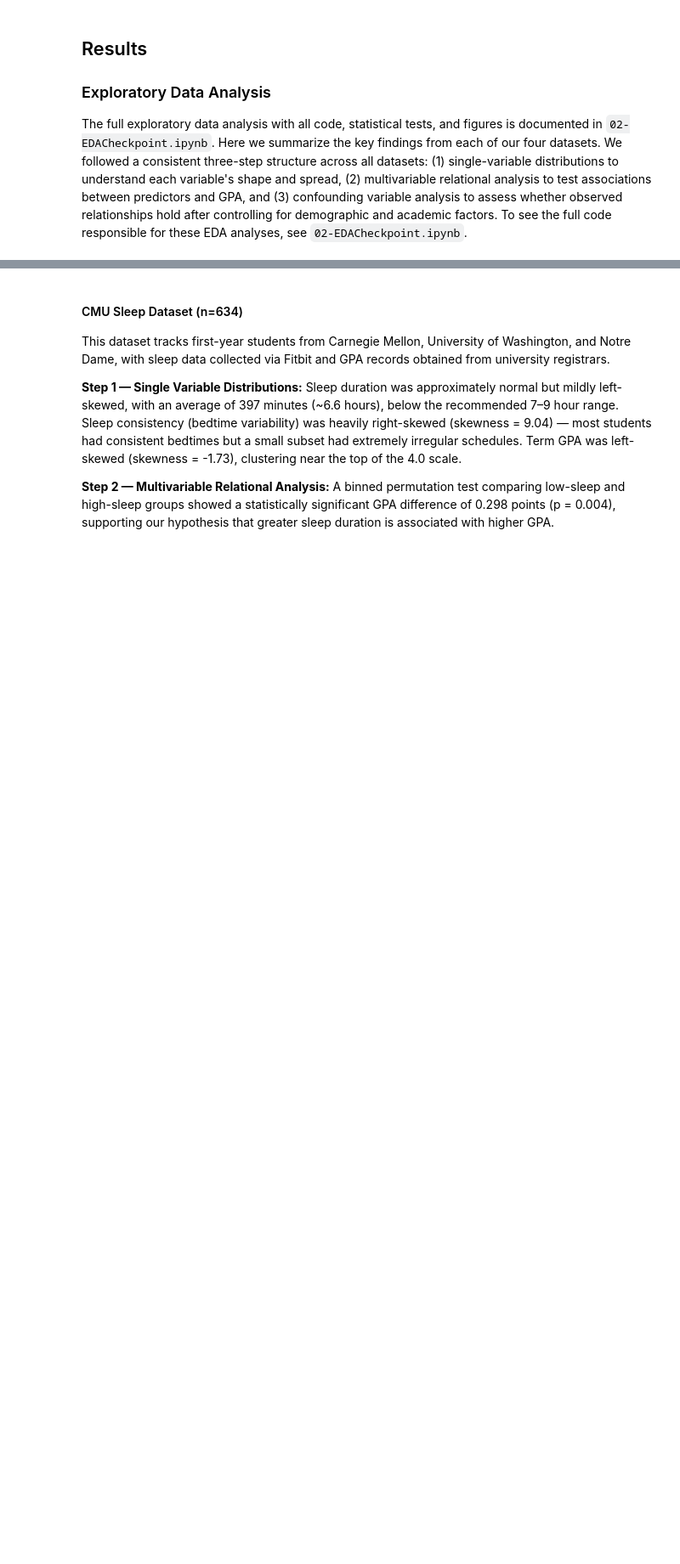
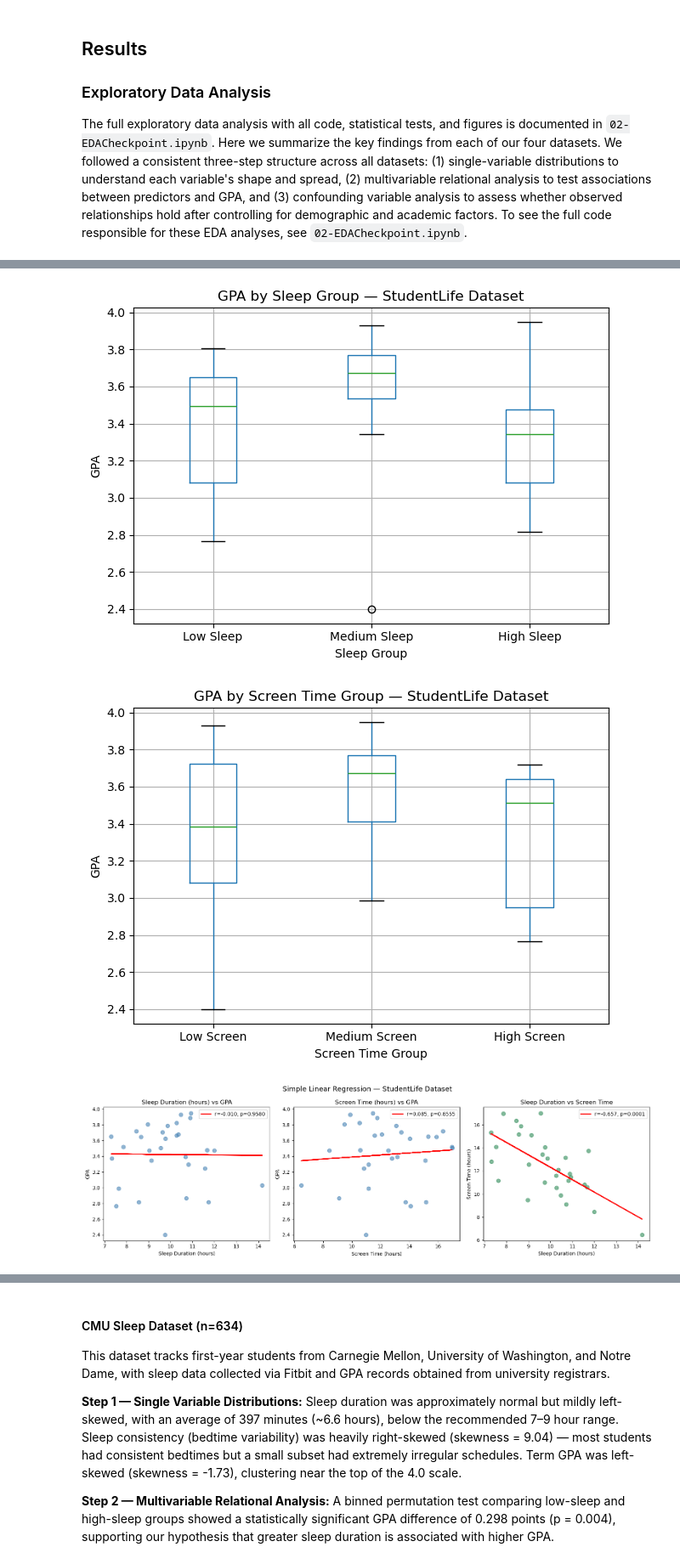
Before and after one commit to AnEpiphanyMaybe/sleep-screen-time-analysis, a Jupyter notebook: 03-FinalProject.ipynb, the cells around one changed output, grey strips where cells are left out. Shown at 85% size. Cells and saved outputs as stored; diff of their text form; code cells hidden in the pictures; blank space fills up the shorter version.

```diff
--- a/03-FinalProject.ipynb
+++ b/03-FinalProject.ipynb
@@ -1023,0 +1041,9 @@ The full exploratory data analysis with all code, statistical tests, and figures
+# %%
+display(Image('results/studentlife_sleepgroupgpa.png'))
+display(Image('results/studentlife_screengroupgpa.png'))
+display(Image('results/studentlife_simplelinear.png'))
+display(Image('results/studentlife_correlationheatmaps.png'))
+# %% [output]
+[figure, added]
+[figure, added]
+[figure, added]
```
Also changed, not shown: parts of 8 cells of this notebook, 6 other files.
